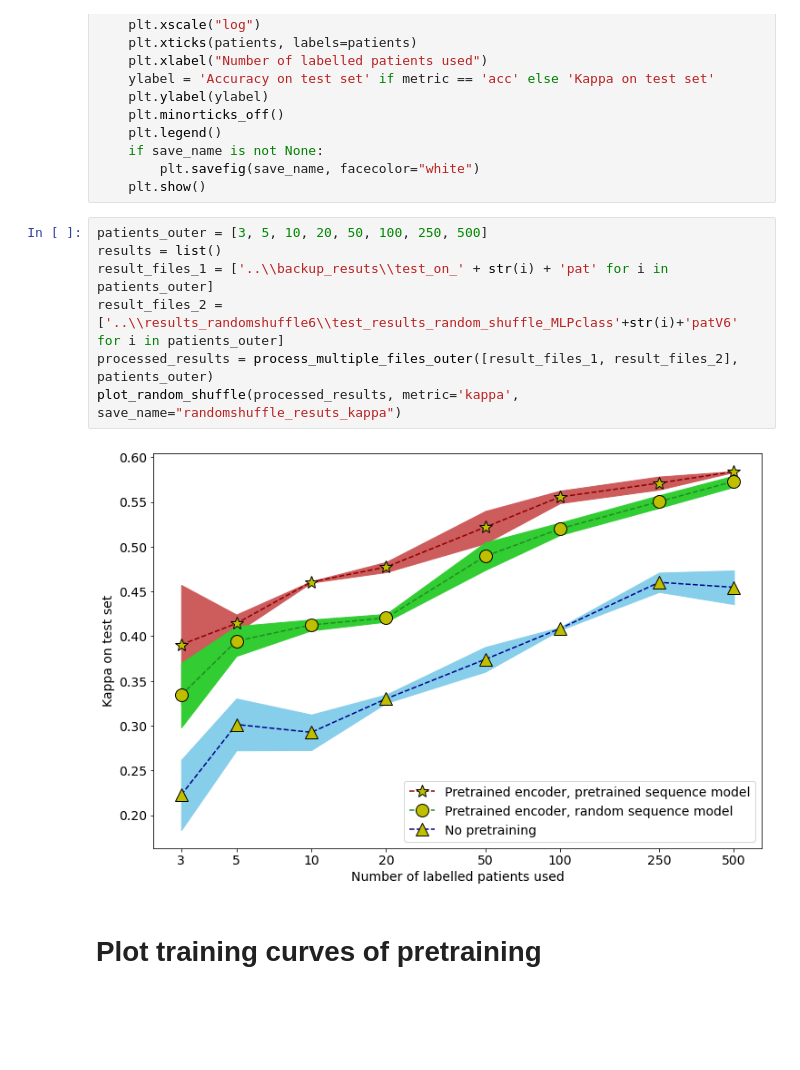
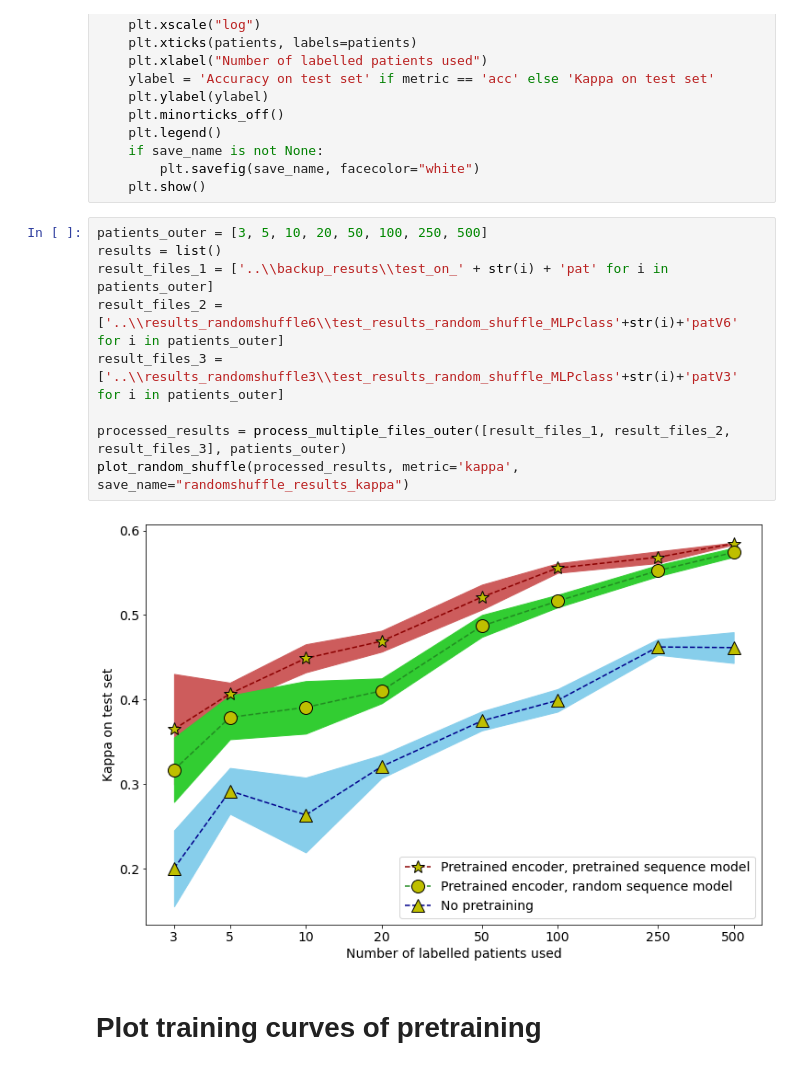
Before and after one commit to TomS55555/thesis, a Jupyter notebook: experiments/process_results.ipynb, the cells around one changed output. Drawn from its saved outputs; the diff is of its cells as text; blank space fills up the shorter version.

```diff
--- a/experiments/process_results.ipynb
+++ b/experiments/process_results.ipynb
@@ -221,12 +221,14 @@ def plot_random_shuffle(results, metric='acc', plot_stds=True, save_name=None):
 # %%
 patients_outer = [3, 5, 10, 20, 50, 100, 250, 500]
 results = list()
 result_files_1 = ['..\\backup_resuts\\test_on_' + str(i) + 'pat' for i in patients_outer]
 result_files_2 = ['..\\results_randomshuffle6\\test_results_random_shuffle_MLPclass'+str(i)+'patV6' for i in patients_outer]
-processed_results = process_multiple_files_outer([result_files_1, result_files_2], patients_outer)
-plot_random_shuffle(processed_results, metric='kappa', save_name="randomshuffle_resuts_kappa")
+result_files_3 = ['..\\results_randomshuffle3\\test_results_random_shuffle_MLPclass'+str(i)+'patV3' for i in patients_outer]
+
+processed_results = process_multiple_files_outer([result_files_1, result_files_2, result_files_3], patients_outer)
+plot_random_shuffle(processed_results, metric='kappa', save_name="randomshuffle_results_kappa")
 # %% [output]
-[figure, old version]
+[figure, new version]
 # %% [markdown]
 # Plot training curves of pretraining
 # %%
```
